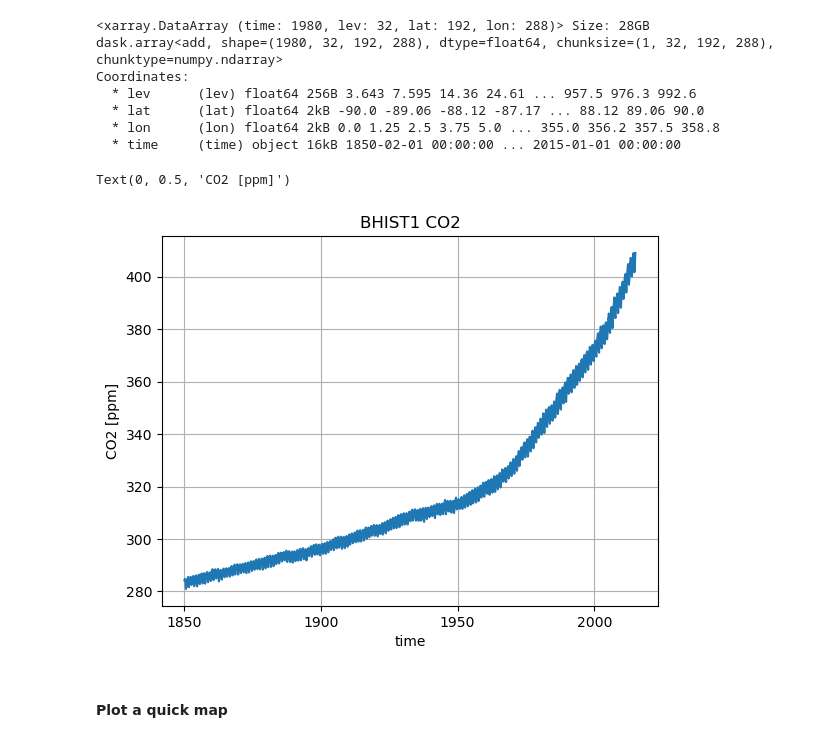
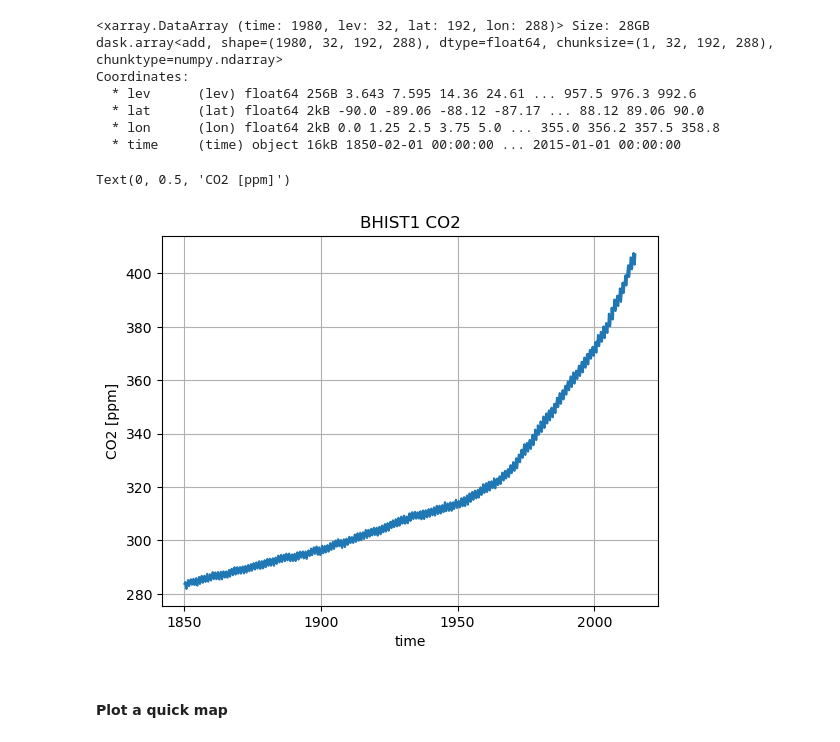
Before and after one commit to NCAR/CESM-emission-driven-run-tutorial, a Jupyter notebook: analysis_notebooks/atmosphericCO2.ipynb, the cells around one changed output. Drawn from its saved outputs; the diff is of its cells as text; code cells hidden in the pictures.

Commit message:
Verified Pressure

```diff
--- a/analysis_notebooks/atmosphericCO2.ipynb
+++ b/analysis_notebooks/atmosphericCO2.ipynb
@@ -90,8 +90,7 @@ casename = b.e21.BHIST.f09_g17.ccisens-reference.esmfirebvoc.001
 # to load multiple variables you can use xarray's open_mfdataset
 # you probably don't want to load them all, but you can select a subset of variabiles like this
 
-#varlist = ['CO2', 'CO2_FF', 'CO2_LND', 'CO2_OCN']
-varlist=['CO2', 'PS']
+varlist = ['CO2', 'CO2_FF', 'CO2_LND', 'CO2_OCN', 'PS']
 filenamelist=[]
 
 for v in range(len(varlist)):
@@ -167,6 +183,7 @@ frac2ppm=10**6
 #specify the location of CO2 observing site at MLO
 MLOlat=19.47
 MLOlon=360-155.6
+MLOpres=68000
 # %%
 #Patm.sel(lat=MLOlat, method='nearest').sel(lon=MLOlon, method='nearest')
 print(Patm)
@@ -178,16 +195,24 @@ Coordinates:
   * lat      (lat) float64 2kB -90.0 -89.06 -88.12 -87.17 ... 88.12 89.06 90.0
   * lon      (lon) float64 2kB 0.0 1.25 2.5 3.75 5.0 ... 355.0 356.2 357.5 358.8
   * time     (time) object 16kB 1850-02-01 00:00:00 ... 2015-01-01 00:00:00
+# %%
+#first, figure out what level is closest to the MLO pressure
+Patm_MLO=Patm.sel(lat=MLOlat, method='nearest').sel(lon=MLOlon, method='nearest').mean('time')
+
+MLOlev=np.where(Patm_MLO>MLOpres)[0][0]
+print(MLOlev)
 # %%
+# Plot a timeseries of CO2 at Mauna Loa
 fig, axis=plt.subplots(1,1)
-data_to_plot=ds_r[var].isel(lev=31).sel(lat=MLOlat, method='nearest').sel(lon=MLOlon, method='nearest')*mass2mol*frac2ppm
+
+data_to_plot=ds_r[var].isel(lev=MLOlev).sel(lat=MLOlat, method='nearest').sel(lon=MLOlon, method='nearest')*mass2mol*frac2ppm
 data_to_plot.plot()
 plt.title(casenameshort +' ' +var )
 plt.grid()
 plt.ylabel(var + ' [ppm]')
 # %% [output]
 Text(0, 0.5, 'CO2 [ppm]')
-[figure, old version]
+[figure, new version]
 # %% [markdown]
 #### Plot a quick map
 # %%
```
Also changed, not shown: parts of 2 cells of this notebook.
